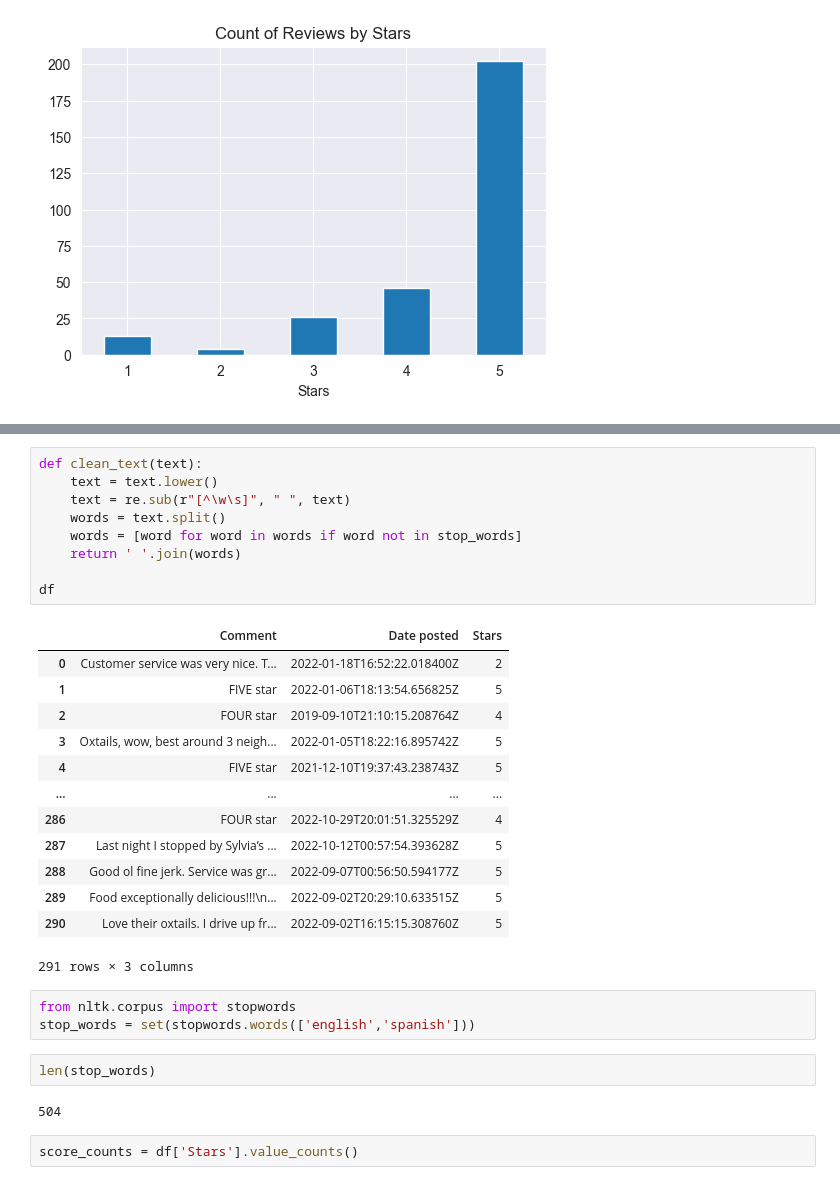
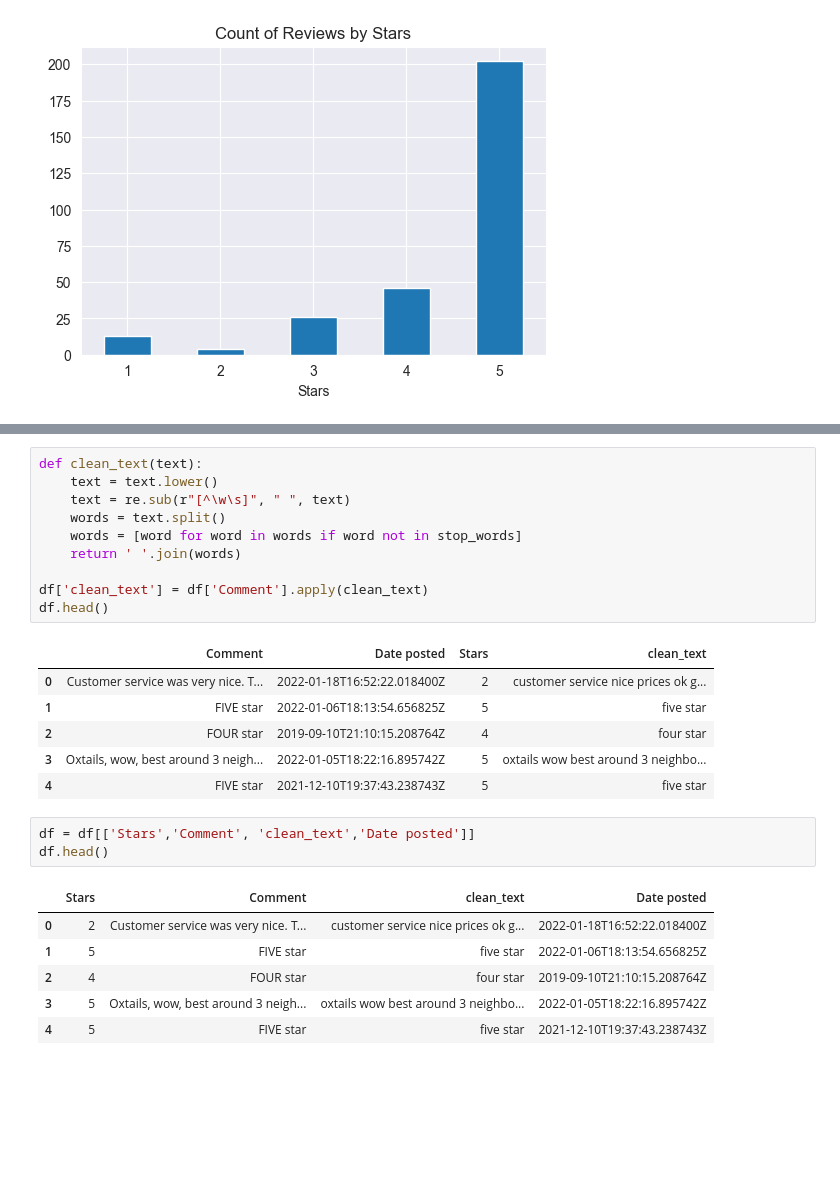
Before and after one commit to Jahdo-Codes/Real-World-Simulation-Projects, a Jupyter notebook: Sentiment analysis/Local business.ipynb, the cells around one changed output, grey strips where cells are left out. Saved outputs shown, nothing was run; the diff lists cells and outputs as text; blank space fills up the shorter version.

```diff
--- a/Sentiment analysis/Local business.ipynb
+++ b/Sentiment analysis/Local business.ipynb
@@ -214,32 +200,27 @@ True
 # %%
 def clean_text(text):
     text = text.lower()
     text = re.sub(r"[^\w\s]", " ", text)
     words = text.split()
     words = [word for word in words if word not in stop_words]
     return ' '.join(words)
 
-df
+df['clean_text'] = df['Comment'].apply(clean_text)
+df.head()
 # %% [output]
-|  | Comment | Date posted | Stars |
-| 0 | Customer service was very nice. T... | 2022-01-18T16:52:22.018400Z | 2 |
-| 1 | FIVE star | 2022-01-06T18:13:54.656825Z | 5 |
-| 2 | FOUR star | 2019-09-10T21:10:15.208764Z | 4 |
-| 3 | Oxtails, wow, best around 3 neigh... | 2022-01-05T18:22:16.895742Z | 5 |
-| 4 | FIVE star | 2021-12-10T19:37:43.238743Z | 5 |
-| ... | ... | ... | ... |
-| 286 | FOUR star | 2022-10-29T20:01:51.325529Z | 4 |
-| 287 | Last night I stopped by Sylvia’s ... | 2022-10-12T00:57:54.393628Z | 5 |
-| 288 | Good ol fine jerk. Service was gr... | 2022-09-07T00:56:50.594177Z | 5 |
-| 289 | Food exceptionally delicious!!!\n... | 2022-09-02T20:29:10.633515Z | 5 |
-| 290 | Love their oxtails. I drive up fr... | 2022-09-02T16:15:15.308760Z | 5 |
+|  | Comment | Date posted | Stars | clean_text |
+| 0 | Customer service was very nice. T... | 2022-01-18T16:52:22.018400Z | 2 | customer service nice prices ok g... |
+| 1 | FIVE star | 2022-01-06T18:13:54.656825Z | 5 | five star |
+| 2 | FOUR star | 2019-09-10T21:10:15.208764Z | 4 | four star |
+| 3 | Oxtails, wow, best around 3 neigh... | 2022-01-05T18:22:16.895742Z | 5 | oxtails wow best around 3 neighbo... |
+| 4 | FIVE star | 2021-12-10T19:37:43.238743Z | 5 | five star |
-291 rows × 3 columns
 # %%
-from nltk.corpus import stopwords
-stop_words = set(stopwords.words(['english','spanish']))
+df = df[['Stars','Comment', 'clean_text','Date posted']]
+df.head()
+# %% [output]
+|  | Stars | Comment | clean_text | Date posted |
+| 0 | 2 | Customer service was very nice. T... | customer service nice prices ok g... | 2022-01-18T16:52:22.018400Z |
+| 1 | 5 | FIVE star | five star | 2022-01-06T18:13:54.656825Z |
+| 2 | 4 | FOUR star | four star | 2019-09-10T21:10:15.208764Z |
+| 3 | 5 | Oxtails, wow, best around 3 neigh... | oxtails wow best around 3 neighbo... | 2022-01-05T18:22:16.895742Z |
+| 4 | 5 | FIVE star | five star | 2021-12-10T19:37:43.238743Z |
-# %%
-len(stop_words)
-# %% [output]
-504
-# %%
-score_counts = df['Stars'].value_counts()
```
Also changed, not shown: parts of 6 cells of this notebook.
